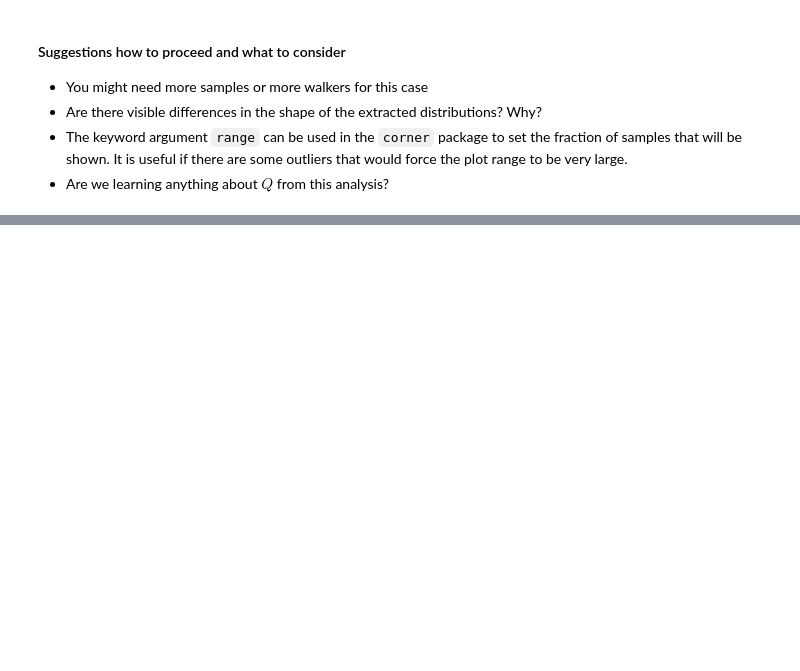
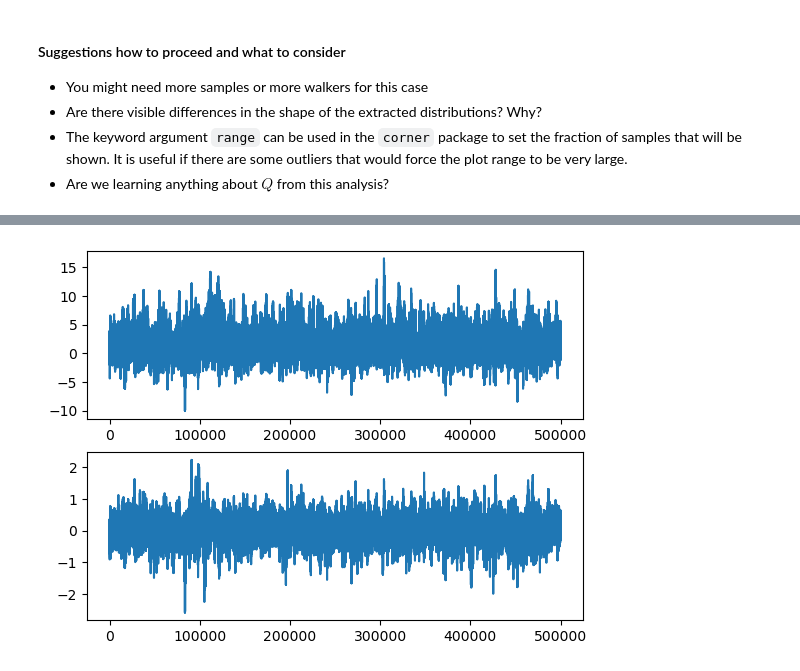
Before and after one commit to Action4/tif285, a Jupyter notebook: doc/pub/Projects/Project1/TIF285_Project1.ipynb, the cells around one changed output, grey strips where cells are left out. Cells and saved outputs as stored; diff of their text form; code cells hidden in the pictures; blank space fills up the shorter version.

```diff
--- a/doc/pub/Projects/Project1/TIF285_Project1.ipynb
+++ b/doc/pub/Projects/Project1/TIF285_Project1.ipynb
@@ -383,0 +530,10 @@ Assume that we would like to learn more about our error model, in particular for
+# %%
+#Plotting trace
+x = np.arange(500000)
+fig, ax = plt.subplots(2,1)
+ax[0].plot(x, samples[:,0])
+ax[1].plot(x, samples[:,1])
+plt.savefig('Task2,3')
+plt.show()
+# %% [output]
+[figure, added]
```
Also changed, not shown: parts of 13 cells of this notebook.
